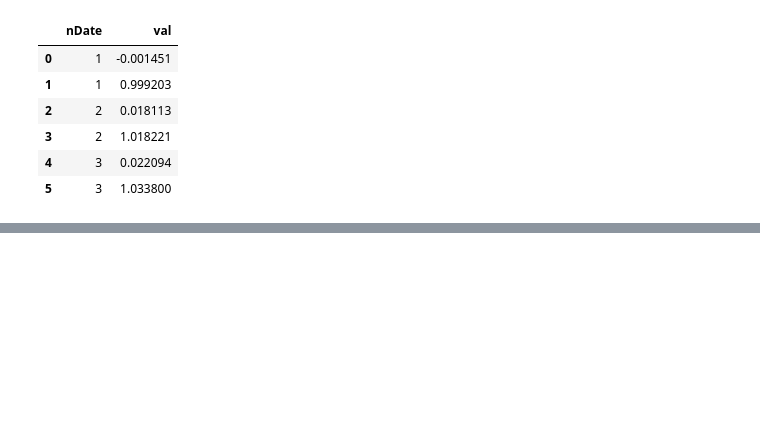
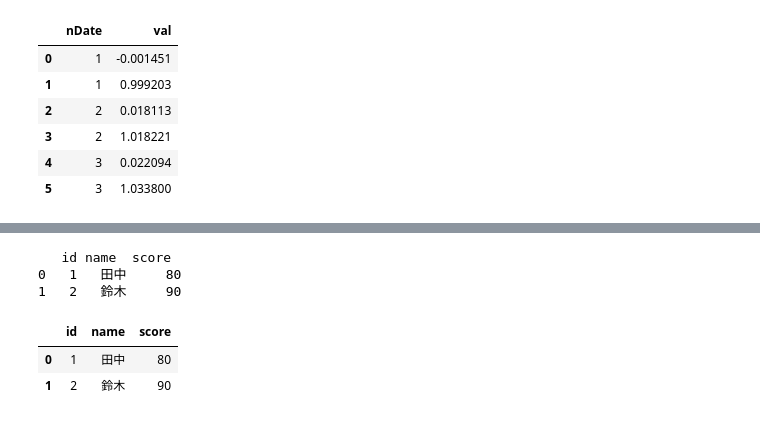
Before and after one commit to retrieveram/ORE-Introduction, a Jupyter notebook: ch4-sim/sim.ipynb, the cells around one changed output, grey strips where cells are left out. Drawn from its saved outputs; the diff is of its cells as text; code cells hidden in the pictures; blank space fills up the shorter version.

```diff
--- a/ch4-sim/sim.ipynb
+++ b/ch4-sim/sim.ipynb
@@ -136,0 +181,14 @@ dfSD.loc[:, ['nDate', 'val']] #列のみの指定
+# %%
+df1 = pd.DataFrame({"id":[1, 2, 3]  , "name":["田中","鈴木","佐藤"    ] })
+df2 = pd.DataFrame({"id":[1, 2,   4],"score":[  80,   90,          70] })
+print(df1.merge(df2, on="id", how="inner"))   #pd.merge(df1,df2,on="id")
+# %% [output]
+   id name  score
+0   1   田中     80
+1   2   鈴木     90
+# %%
+pd.merge(df1,df2,on="id")
+# %% [output]
+|  | id | name | score |
+| 0 | 1 | 田中 | 80 |
+| 1 | 2 | 鈴木 | 90 |
```
Also changed, not shown: parts of 13 cells of this notebook.
